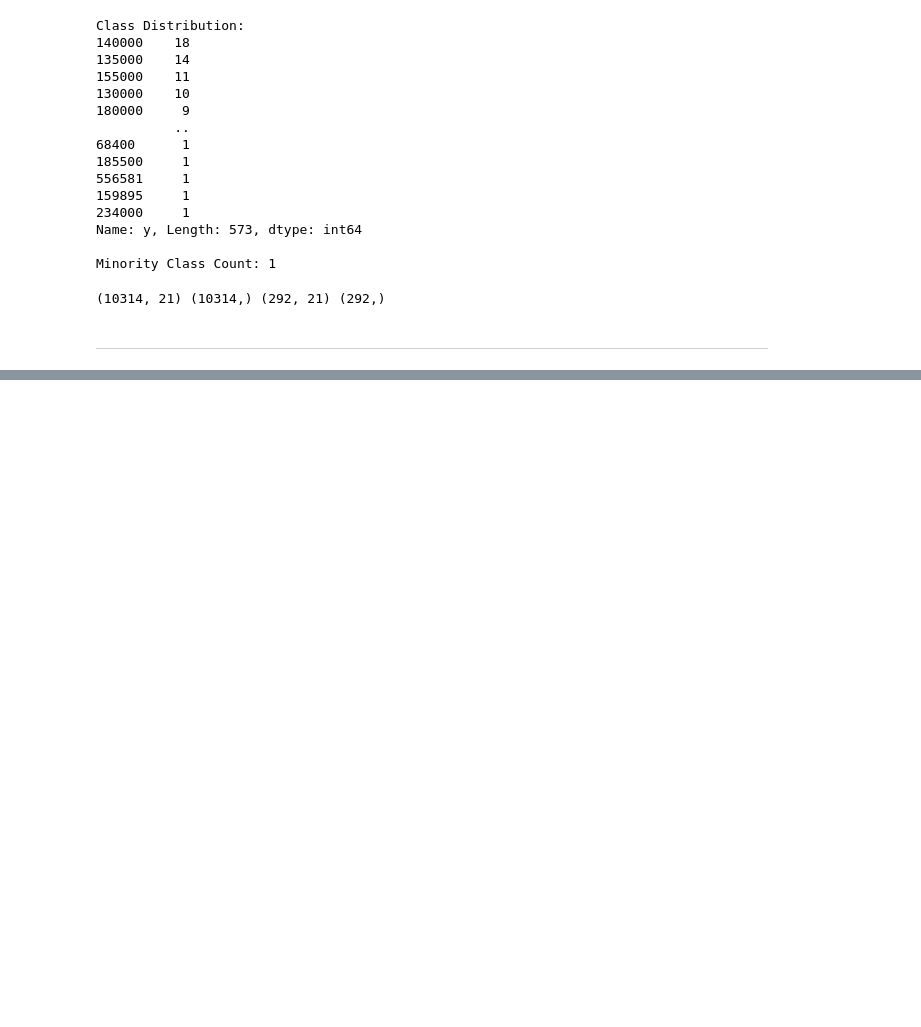
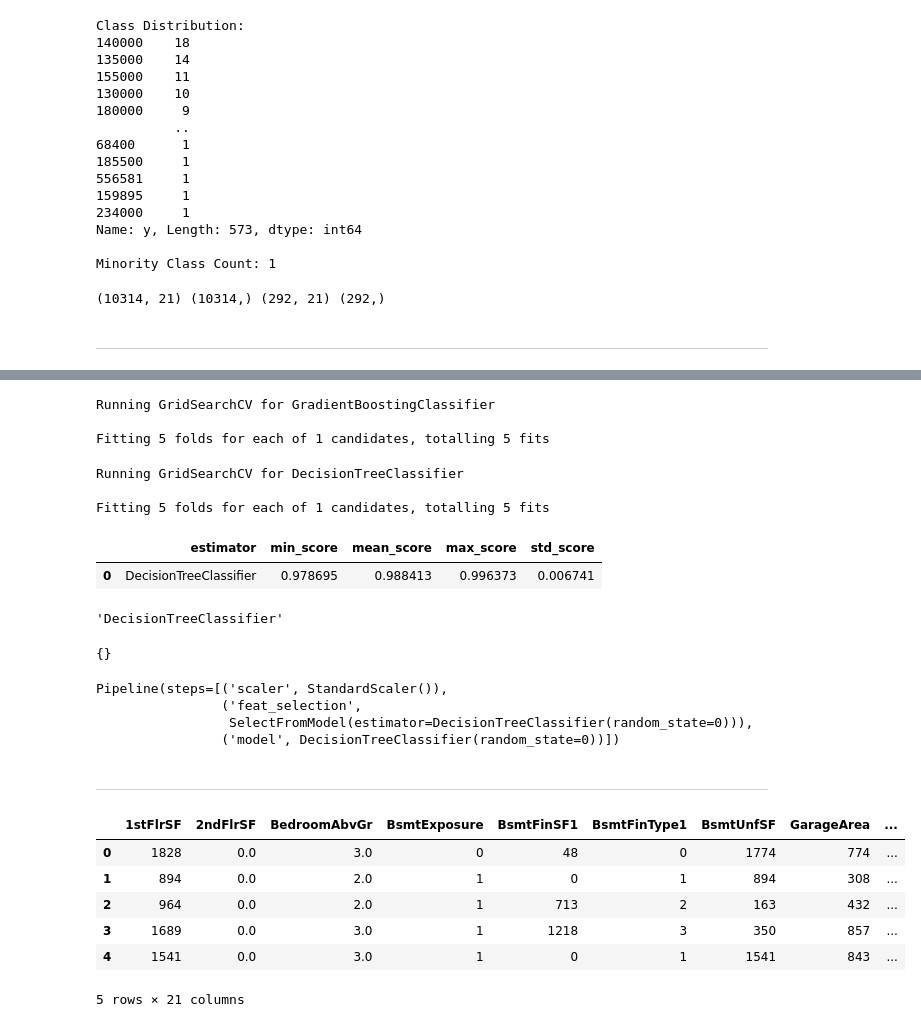
Before and after one commit to simonepietraroia/House-Sales, a Jupyter notebook: jupyter_notebooks/5 - Model and Evaluation.ipynb, the cells around one changed output, grey strips where cells are left out. Cells and saved outputs as stored; diff of their text form; code cells hidden in the pictures; blank space fills up the shorter version.

```diff
--- a/jupyter_notebooks/5 - Model and Evaluation.ipynb
+++ b/jupyter_notebooks/5 - Model and Evaluation.ipynb
@@ -292,0 +324,19 @@ grid_search_summary
+# %%
+models_search = {
+    "GradientBoostingClassifier": GradientBoostingClassifier(random_state=0),
+}
+
+params_search = {
+     "GradientBoostingClassifier": {},
+}
+# %%
+from sklearn.metrics import f1_score, make_scorer
+from sklearn.model_selection import cross_val_score
+search = HyperparameterOptimizationSearch(models=models_search, params=params_search)
+search.fit(X_train, y_train,
+           scoring =  make_scorer(f1_score, average='weighted'),
+           n_jobs=-1, cv=5)
+# %% [output]
+Running GridSearchCV for GradientBoostingClassifier
+
+Fitting 5 folds for each of 1 candidates, totalling 5 fits
@@ -292,0 +354,47 @@ grid_search_summary
+# %%
+from sklearn.metrics import f1_score, make_scorer
+from sklearn.model_selection import cross_val_score
+search = HyperparameterOptimizationSearch(models=models_search, params=params_search)
+search.fit(X_train, y_train,
+           scoring =  make_scorer(f1_score, average='weighted'),
+           n_jobs=-1, cv=5)
+# %% [output]
+Running GridSearchCV for DecisionTreeClassifier
+
+Fitting 5 folds for each of 1 candidates, totalling 5 fits
+# %%
+grid_search_summary, grid_search_pipelines = search.score_summary(sort_by='mean_score')
+grid_search_summary
+# %% [output]
+|  | estimator | min_score | mean_score | max_score | std_score |
+| 0 | DecisionTreeClassifier | 0.978695 | 0.988413 | 0.996373 | 0.006741 |
+# %%
+best_model = grid_search_summary.iloc[0,0]
+best_model
+# %% [output]
+'DecisionTreeClassifier'
+# %%
+best_parameters = grid_search_pipelines[best_model].best_params_
+best_parameters
+# %% [output]
+{}
+# %%
+pipeline_clf = grid_search_pipelines[best_model].best_estimator_
+pipeline_clf
+# %% [output]
+Pipeline(steps=[('scaler', StandardScaler()),
+                ('feat_selection',
+                 SelectFromModel(estimator=DecisionTreeClassifier(random_state=0))),
+                ('model', DecisionTreeClassifier(random_state=0))])
+# %% [markdown]
+---
+# %%
+X_train.head(5)
+# %% [output]
+|  | 1stFlrSF | 2ndFlrSF | BedroomAbvGr | BsmtExposure | BsmtFinSF1 | BsmtFinType1 | BsmtUnfSF | GarageArea | ... |
+| 0 | 1828 | 0.0 | 3.0 | 0 | 48 | 0 | 1774 | 774 | ... |
+| 1 | 894 | 0.0 | 2.0 | 1 | 0 | 1 | 894 | 308 | ... |
+| 2 | 964 | 0.0 | 2.0 | 1 | 713 | 2 | 163 | 432 | ... |
+| 3 | 1689 | 0.0 | 3.0 | 1 | 1218 | 3 | 350 | 857 | ... |
+| 4 | 1541 | 0.0 | 3.0 | 1 | 0 | 1 | 1541 | 843 | ... |
+5 rows × 21 columns
```
Also changed, not shown: parts of 24 cells of this notebook, 1 other file.
